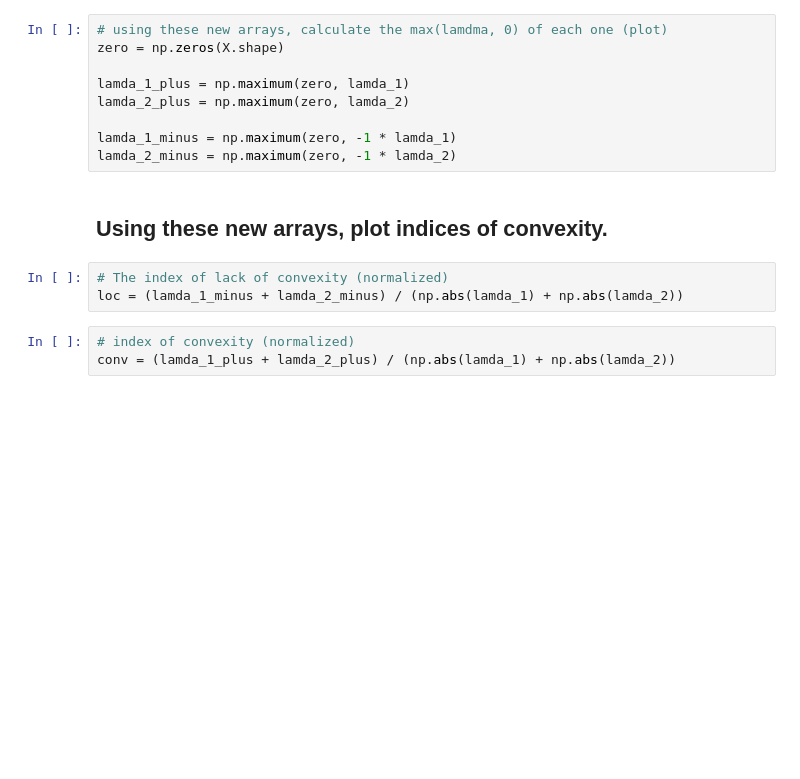
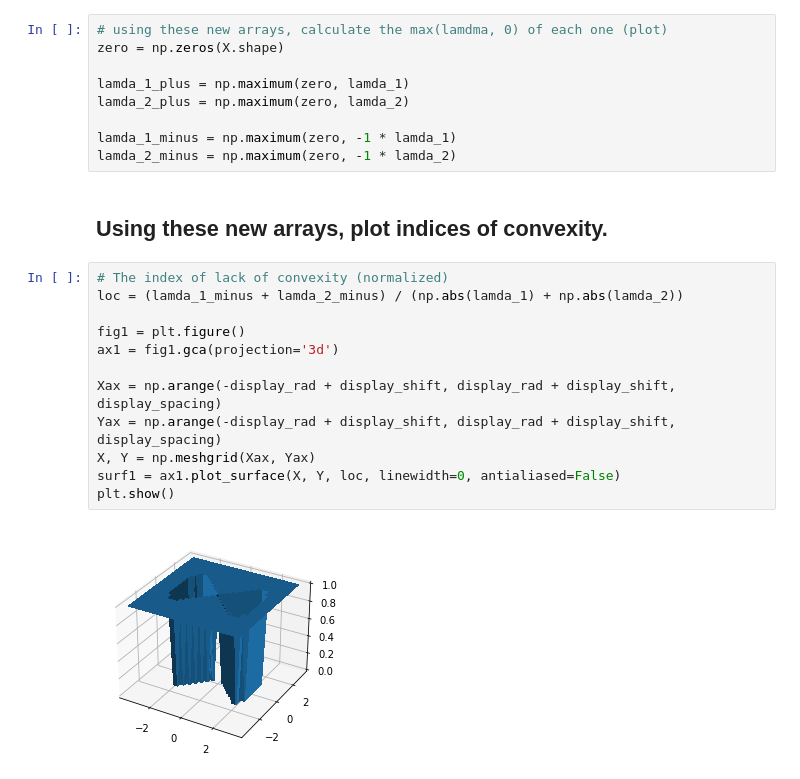
Before and after one commit to ningsongshen/usra-2020, a Jupyter notebook: indices_of_convexity_discretization.ipynb, the cells around one changed output. Saved outputs shown, nothing was run; the diff lists cells and outputs as text; blank space fills up the shorter version.

Commit message:
complete discretized indices of convexity

```diff
--- a/indices_of_convexity_discretization.ipynb
+++ b/indices_of_convexity_discretization.ipynb
@@ -87,9 +84,17 @@ lamda_1_minus = np.maximum(zero, -1 * lamda_1)
 lamda_2_minus = np.maximum(zero, -1 * lamda_2)
 # %% [markdown]
 ## Using these new arrays, plot indices of convexity.
-# %%
-# The index of lack of convexity (normalized)
-loc = (lamda_1_minus + lamda_2_minus) / (np.abs(lamda_1) + np.abs(lamda_2))
-# %%
-# index of convexity (normalized)
-conv = (lamda_1_plus + lamda_2_plus) / (np.abs(lamda_1) + np.abs(lamda_2))
+# %%
+# The index of lack of convexity (normalized)
+loc = (lamda_1_minus + lamda_2_minus) / (np.abs(lamda_1) + np.abs(lamda_2))
+
+fig1 = plt.figure()
+ax1 = fig1.gca(projection='3d')
+
+Xax = np.arange(-display_rad + display_shift, display_rad + display_shift, display_spacing)
+Yax = np.arange(-display_rad + display_shift, display_rad + display_shift, display_spacing)
+X, Y = np.meshgrid(Xax, Yax)
+surf1 = ax1.plot_surface(X, Y, loc, linewidth=0, antialiased=False)
+plt.show()
+# %% [output]
+[figure, added]
```
Also changed, not shown: parts of 6 cells of this notebook.
